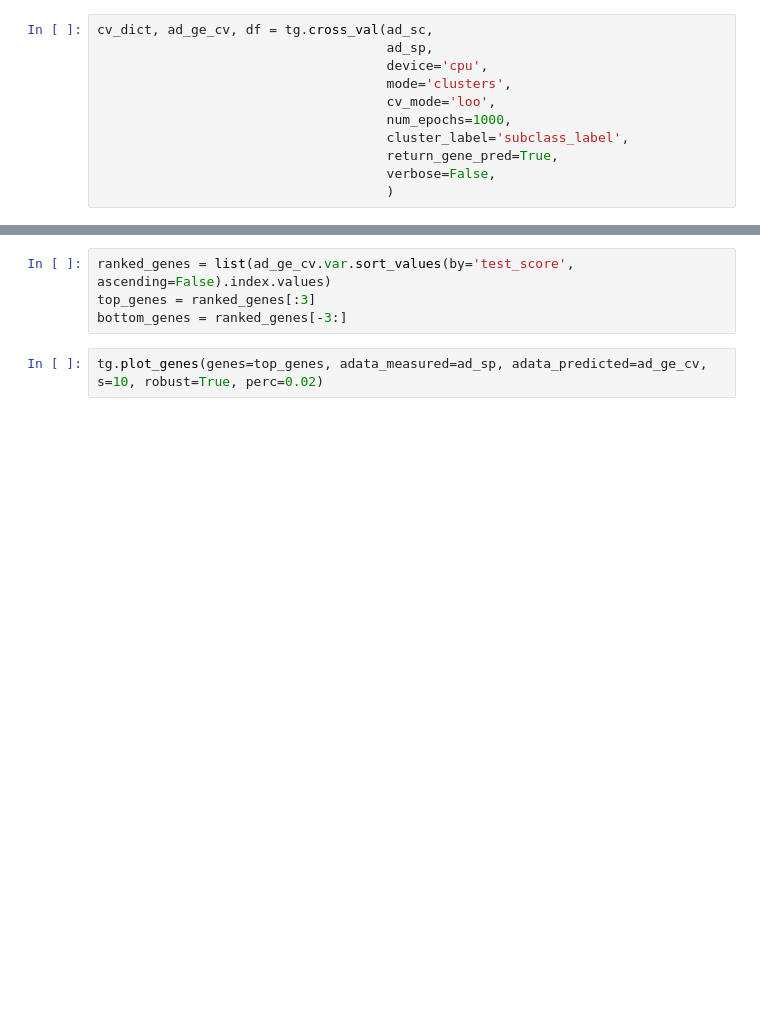
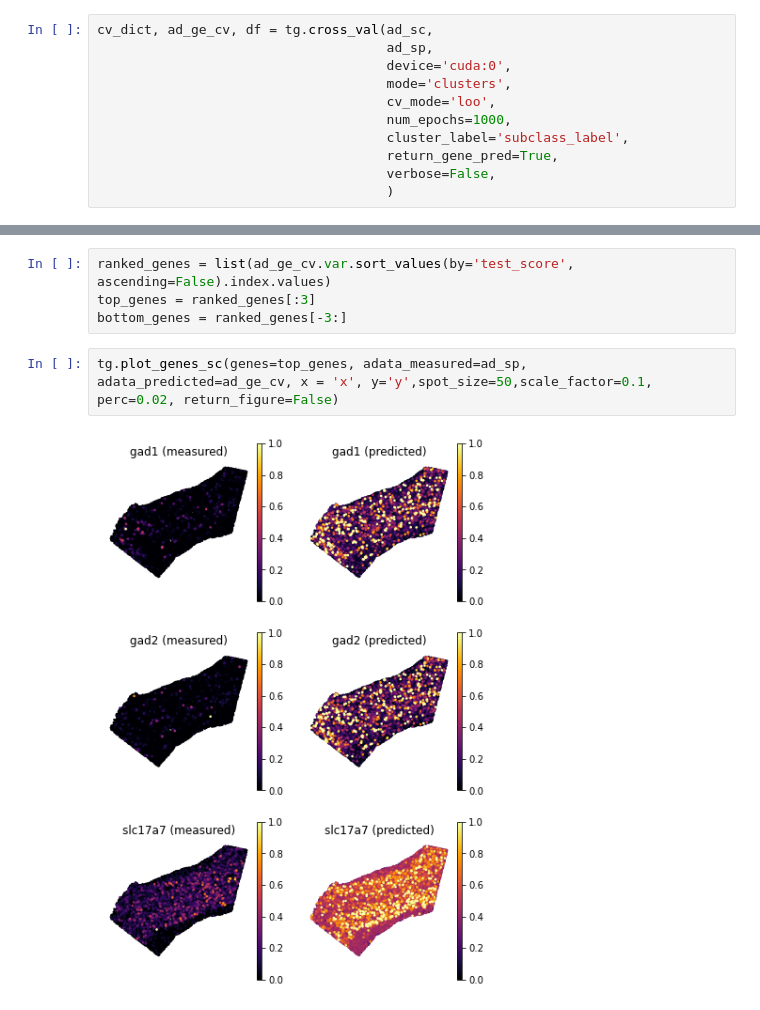
Before and after one commit to broadinstitute/Tangram, a Jupyter notebook: tangram_tutorial.ipynb, the cells around one changed output, grey strips where cells are left out. Saved outputs shown, nothing was run; the diff lists cells and outputs as text; blank space fills up the shorter version.

```diff
--- a/tangram_tutorial.ipynb
+++ b/tangram_tutorial.ipynb
@@ -323,7 +404,7 @@ tg.pp_adatas(ad_sc, ad_sp, genes=markers)
 # %%
 cv_dict, ad_ge_cv, df = tg.cross_val(ad_sc,
                                      ad_sp,
-                                     device='cpu',
+                                     device='cuda:0',
                                      mode='clusters',
                                      cv_mode='loo',
                                      num_epochs=1000,
@@ -348,5 +450,7 @@ ranked_genes = list(ad_ge_cv.var.sort_values(by='test_score', ascending=False).i
 top_genes = ranked_genes[:3]
 bottom_genes = ranked_genes[-3:]
 # %%
-tg.plot_genes(genes=top_genes, adata_measured=ad_sp, adata_predicted=ad_ge_cv, s=10, robust=True, perc=0.02)
+tg.plot_genes_sc(genes=top_genes, adata_measured=ad_sp, adata_predicted=ad_ge_cv, x = 'x', y='y',spot_size=50,scale_factor=0.1, perc=0.02, return_figure=False)
+# %% [output]
+[figure, added]
 # %%
```
Also changed, not shown: parts of 19 cells of this notebook, 4 other files.
